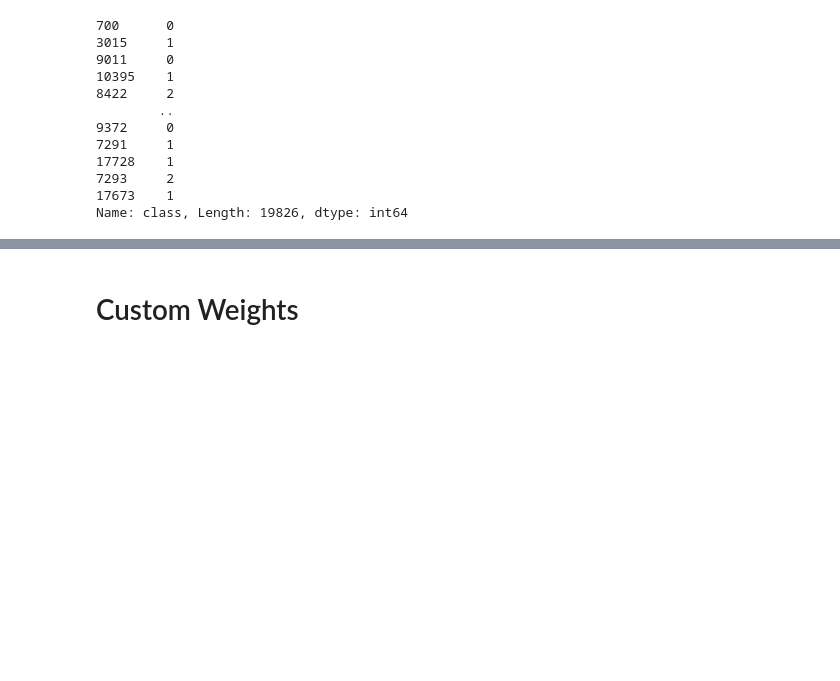
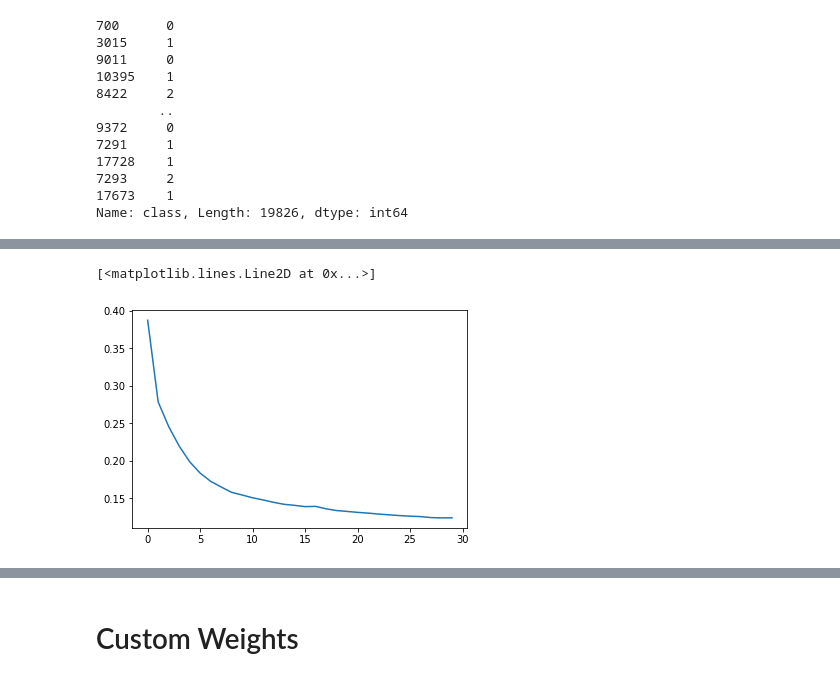
Before and after one commit to Jonas399/Hate-Speech-Recognition, a Jupyter notebook: docs/Hate Speech.ipynb, the cells around one changed output, grey strips where cells are left out. Cells and saved outputs as stored; diff of their text form; code cells hidden in the pictures; blank space fills up the shorter version.

Commit message:
New model
Tried various new things and got a little improvement - however need much to comment and analyze entire tweets for context not only their words

```diff
--- a/docs/Hate Speech.ipynb
+++ b/docs/Hate Speech.ipynb
@@ -493,0 +643,25 @@ predictions = train_model_1.predict(test_tweet)
+# %%
+# Das Model wird aufgebaut und auf unskalierten Daten getestet. Am Ende wird die durchschnittliche Accuracy ausgegeben
+# Wie das Model genau aufgebaut wurde und wieso, wird später beschrieben
+def model_2():
+    model = Sequential()
+    model.add(keras.layers.Embedding(input_dim = (len(tokenizer.word_counts) + 1), output_dim = 128, input_length = 27))
+    model.add(keras.layers.Dropout(0.5))
+    model.add(keras.layers.Dense(352, activation='tanh'))
+    model.add(keras.layers.Dense(224, activation='tanh'))
+    model.add(keras.layers.Dropout(0.015))
+    model.add(keras.layers.Dense(32, activation='tanh'))
+    model.add(keras.layers.Flatten())
+    model.add(keras.layers.Dense(3, activation='softmax'))
+
+    model.compile(loss=keras.losses.BinaryCrossentropy(), optimizer='nadam', metrics=['accuracy'])
+    return model
+
+train_model_2 = model_2()
+
+history_model_2 = train_model_2.fit(
+           train_tweet,
+           y_train_categorical,
+           validation_data=(test_tweet,y_test_categorical),
+           epochs= 30,
+           callbacks=callbacks)
@@ -552,0 +748,5 @@ plt.plot(history_model_1.history["loss"])
+# %%
+plt.plot(history_model_2.history["loss"])
+# %% [output]
+[<matplotlib.lines.Line2D at 0x...>]
+[figure, added]
```
Also changed, not shown: parts of 58 cells of this notebook, 2 other files.
